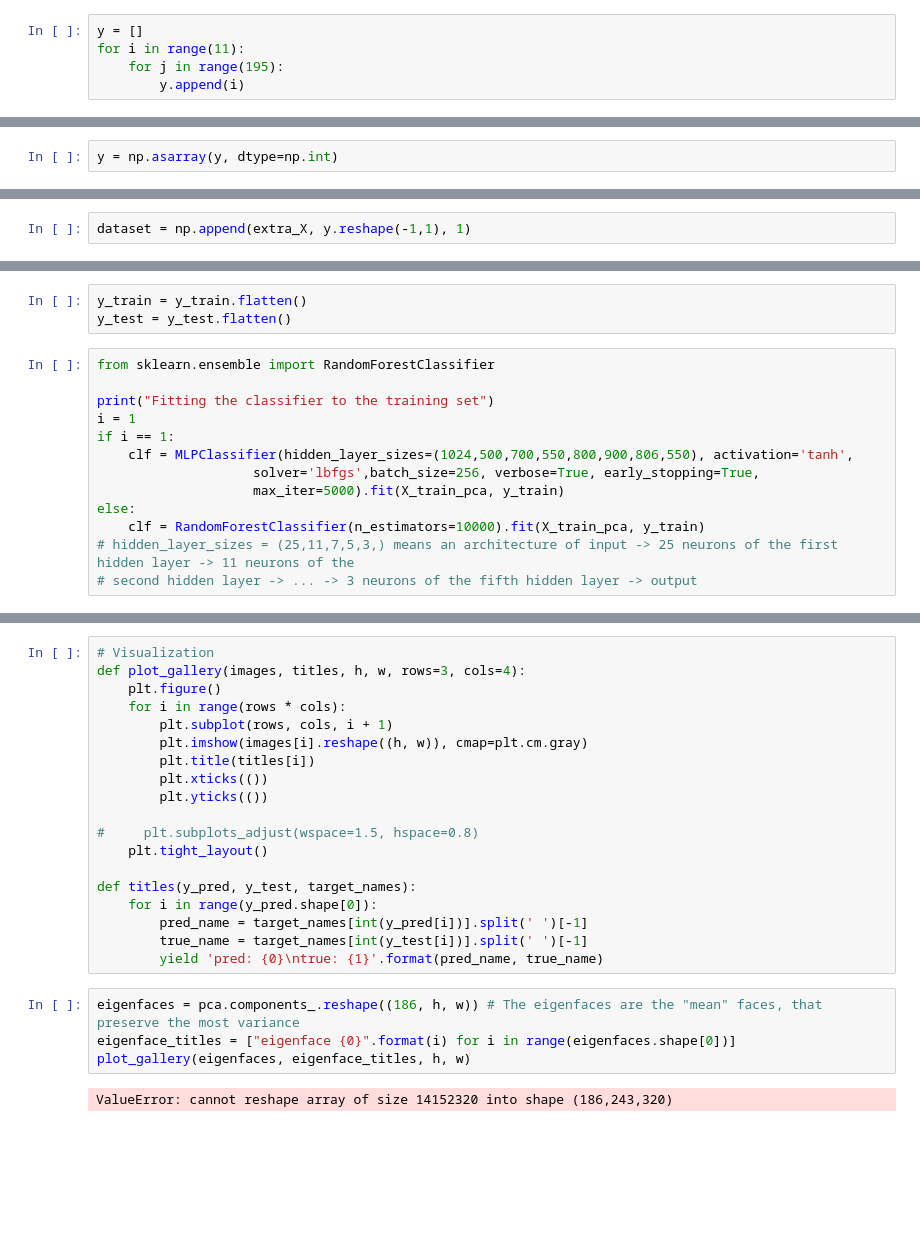
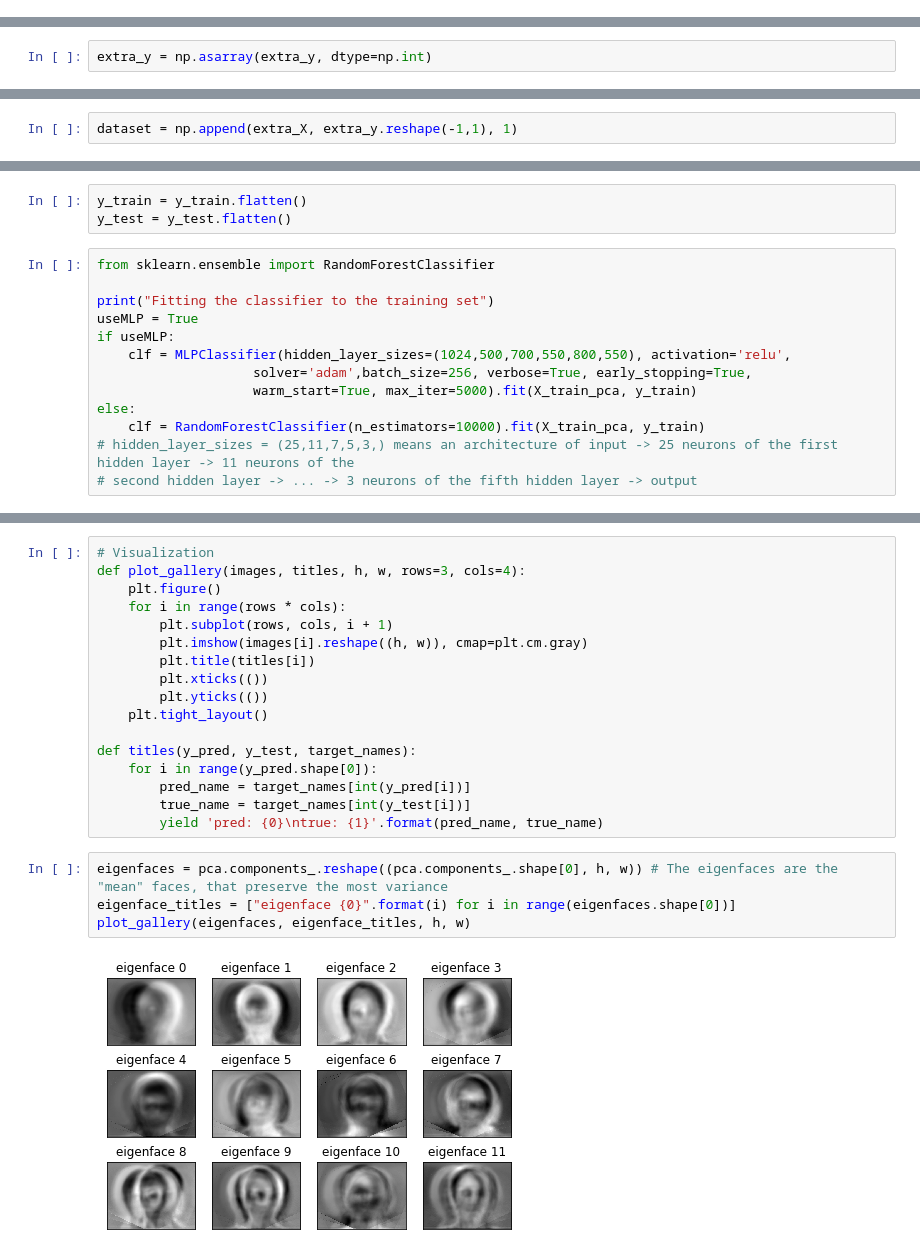
Before and after one commit to Chunkygoo/ML_Projects, a Jupyter notebook: EigenFaces_DataAug.ipynb, the cells around one changed output, grey strips where cells are left out. Saved outputs shown, nothing was run; the diff lists cells and outputs as text; blank space fills up the shorter version.

Commit message:
update Eigenfaces_DataAugNB and requirements

```diff
--- a/EigenFaces_DataAug.ipynb
+++ b/EigenFaces_DataAug.ipynb
@@ -108,8 +246,3 @@ extra_X = np.array(extra_X)
 extra_X.shape
 # %% [output]
 (2145, 77760)
-# %%
-y = []
-for i in range(11):
-    for j in range(195):
-        y.append(i)
@@ -136,3 +273,3 @@ y
 # %%
-y = np.asarray(y, dtype=np.int)
+extra_y = np.asarray(extra_y, dtype=np.int)
 # %%
@@ -144,7 +281,7 @@ y.reshape(-1,1).shape
 # %% [output]
 (2145, 1)
 # %%
-dataset = np.append(extra_X, y.reshape(-1,1), 1)
+dataset = np.append(extra_X, extra_y.reshape(-1,1), 1)
 # %%
 dataset
 # %% [output]
@@ -219,11 +355,11 @@ y_test = y_test.flatten()
 from sklearn.ensemble import RandomForestClassifier
 
 print("Fitting the classifier to the training set")
-i = 1
-if i == 1:
-    clf = MLPClassifier(hidden_layer_sizes=(1024,500,700,550,800,900,806,550), activation='tanh',
-                    solver='lbfgs',batch_size=256, verbose=True, early_stopping=True,
-                    max_iter=5000).fit(X_train_pca, y_train)
+useMLP = True
+if useMLP:
+    clf = MLPClassifier(hidden_layer_sizes=(1024,500,700,550,800,550), activation='relu',
+                    solver='adam',batch_size=256, verbose=True, early_stopping=True,
+                    warm_start=True, max_iter=5000).fit(X_train_pca, y_train)
 else:
     clf = RandomForestClassifier(n_estimators=10000).fit(X_train_pca, y_train)
 # hidden_layer_sizes = (25,11,7,5,3,) means an architecture of input -> 25 neurons of the first hidden layer -> 11 neurons of the
@@ -272,21 +424,19 @@ def plot_gallery(images, titles, h, w, rows=3, cols=4):
         plt.title(titles[i])
         plt.xticks(())
         plt.yticks(())
-
-#     plt.subplots_adjust(wspace=1.5, hspace=0.8)
     plt.tight_layout()
 
 def titles(y_pred, y_test, target_names):
     for i in range(y_pred.shape[0]):
-        pred_name = target_names[int(y_pred[i])].split(' ')[-1]
-        true_name = target_names[int(y_test[i])].split(' ')[-1]
+        pred_name = target_names[int(y_pred[i])]
+        true_name = target_names[int(y_test[i])]
         yield 'pred: {0}\ntrue: {1}'.format(pred_name, true_name)
 # %%
-eigenfaces = pca.components_.reshape((186, h, w)) # The eigenfaces are the "mean" faces, that preserve the most variance
+eigenfaces = pca.components_.reshape((pca.components_.shape[0], h, w)) # The eigenfaces are the "mean" faces, that preserve the most variance
 eigenface_titles = ["eigenface {0}".format(i) for i in range(eigenfaces.shape[0])]
 plot_gallery(eigenfaces, eigenface_titles, h, w)
 # %% [output]
-ValueError: cannot reshape array of size 14152320 into shape (186,243,320)
+[figure, added]
 # %%
 prediction_titles = list(titles(y_pred, y_test, target_names))
 plot_gallery(X_test, prediction_titles, h, w)
```
Also changed, not shown: parts of 31 cells of this notebook, 2 other files.
